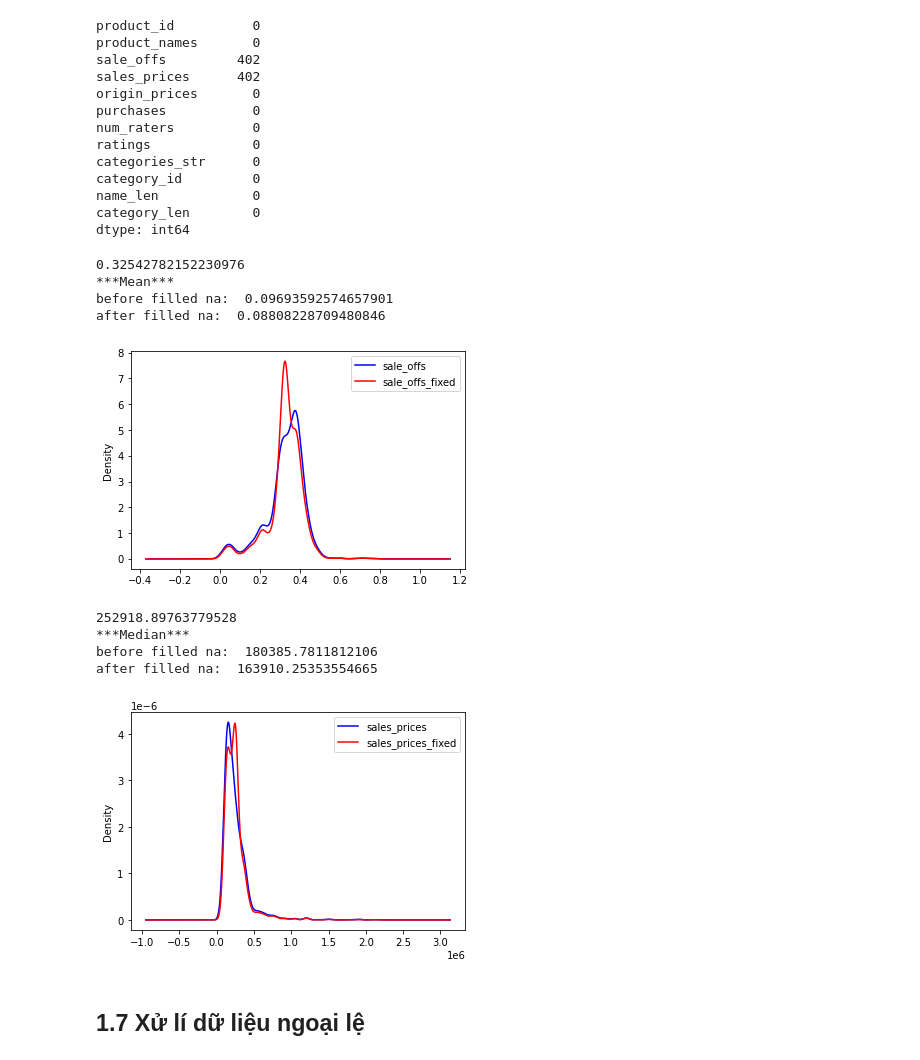
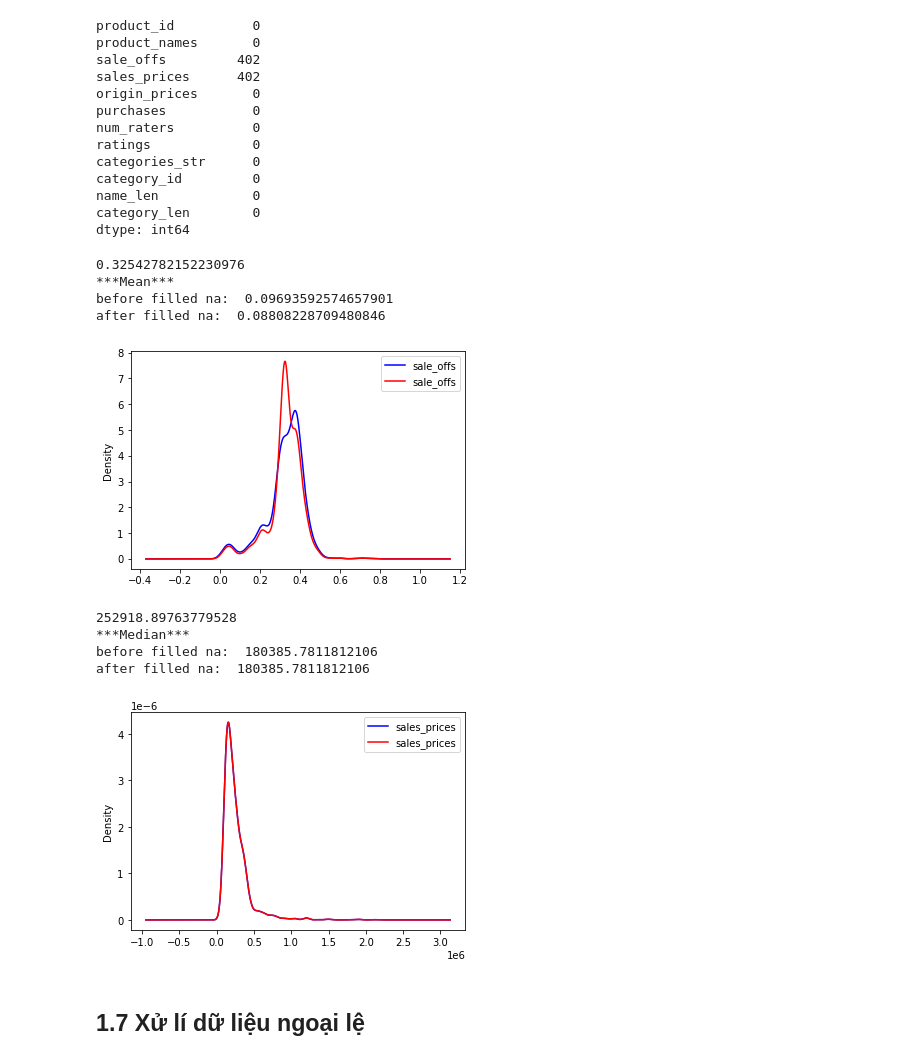
Before and after one commit to PikaPika0710/data_science, a Jupyter notebook: cuoiky/Final.ipynb, the cells around one changed output. Drawn from its saved outputs; the diff is of its cells as text; code cells hidden in the pictures.

```diff
--- a/cuoiky/Final.ipynb
+++ b/cuoiky/Final.ipynb
@@ -241,29 +241,29 @@ def probability_density_function(old_data, new_data):
     ax.legend(lines, labels, loc='best')
 # %%
 # chỉ cần thay đổi kĩ thuật xử lí
-sale_offs_fixed = data['sale_offs'].mean()
+sale_offs_fixed = data_copy['sale_offs'].mean()
 print(sale_offs_fixed)
-data['sale_offs_fixed'] = data['sale_offs'].fillna(sale_offs_fixed)
-probability_density_function(data['sale_offs'], data['sale_offs_fixed'])
-get_std_before_and_after('Mean',data['sale_offs'], data['sale_offs_fixed'] )
+data_copy['sale_offs'] = data_copy['sale_offs'].fillna(sale_offs_fixed)
+probability_density_function(data['sale_offs'], data_copy['sale_offs'])
+get_std_before_and_after('Mean',data['sale_offs'], data_copy['sale_offs'] )
 # %% [output]
 0.32542782152230976
 ***Mean***
 before filled na:  0.09693592574657901
 after filled na:  0.08808228709480846
-[figure, old version]
+[figure, new version]
 # %%
-sales_prices_fixed = data['sales_prices'].mean()
+sales_prices_fixed = data_copy['sales_prices'].mean()
 print(sales_prices_fixed)
-data['sales_prices_fixed'] = data['sales_prices'].fillna(sales_prices_fixed)
-probability_density_function(data['sales_prices'], data['sales_prices_fixed'])
-get_std_before_and_after('Median', data['sales_prices'], data['sales_prices_fixed'] )
+data_copy['sales_prices'] = data_copy['sales_prices'].fillna(sales_prices_fixed)
+probability_density_function(data['sales_prices'], data_copy['sales_prices'])
+get_std_before_and_after('Median', data['sales_prices'], data_copy['sales_prices'] )
 # %% [output]
 252918.89763779528
 ***Median***
 before filled na:  180385.7811812106
-after filled na:  163910.25353554665
+after filled na:  180385.7811812106
-[figure, old version]
+[figure, new version]
 # %% [markdown]
 ## 1.7 Xử lí dữ liệu ngoại lệ
 # %%
```
Also changed, not shown: parts of 14 cells of this notebook, 1 other file.
